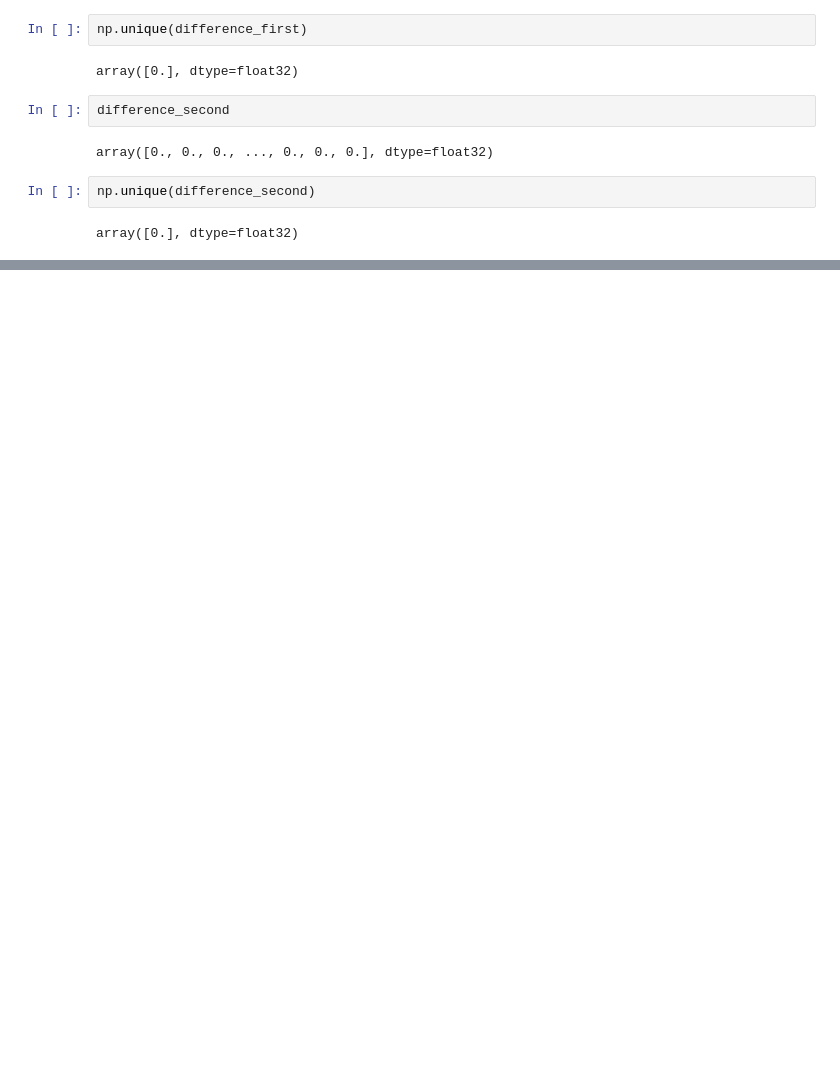
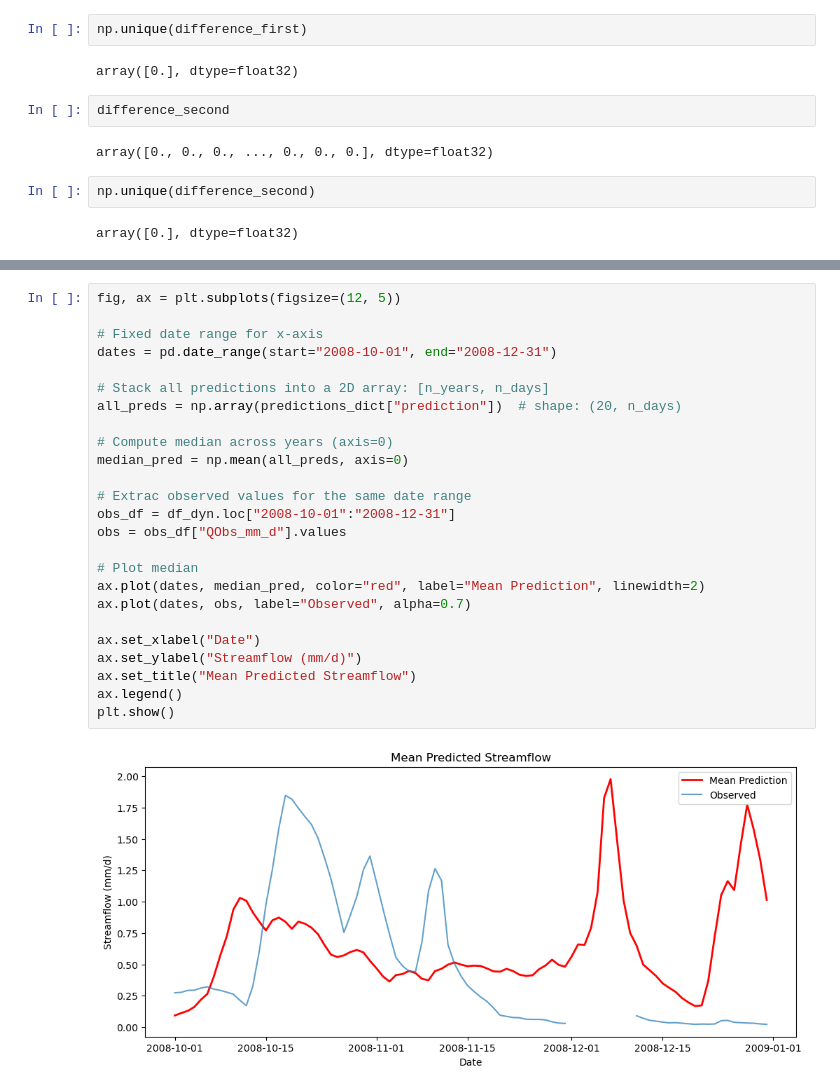
Before and after one commit to DSHydro/NeuralHydrologyAzure, a Jupyter notebook: ensemble_streamflow_prediction/soting_and_retrieving_model_state.ipynb, the cells around one changed output, grey strips where cells are left out. Saved outputs shown, nothing was run; the diff lists cells and outputs as text; blank space fills up the shorter version.

```diff
--- a/ensemble_streamflow_prediction/soting_and_retrieving_model_state.ipynb
+++ b/ensemble_streamflow_prediction/soting_and_retrieving_model_state.ipynb
@@ -708,0 +821,27 @@ array([0.], dtype=float32)
+# %%
+fig, ax = plt.subplots(figsize=(12, 5))
+
+# Fixed date range for x-axis
+dates = pd.date_range(start="2008-10-01", end="2008-12-31")
+
+# Stack all predictions into a 2D array: [n_years, n_days]
+all_preds = np.array(predictions_dict["prediction"])  # shape: (20, n_days)
+
+# Compute median across years (axis=0)
+median_pred = np.mean(all_preds, axis=0)
+
+# Extrac observed values for the same date range
+obs_df = df_dyn.loc["2008-10-01":"2008-12-31"]
+obs = obs_df["QObs_mm_d"].values
+
+# Plot median
+ax.plot(dates, median_pred, color="red", label="Mean Prediction", linewidth=2)
+ax.plot(dates, obs, label="Observed", alpha=0.7)
+
+ax.set_xlabel("Date")
+ax.set_ylabel("Streamflow (mm/d)")
+ax.set_title("Mean Predicted Streamflow")
+ax.legend()
+plt.show()
+# %% [output]
+[figure, added]
```
Also changed, not shown: parts of 5 cells of this notebook, 51 other files.
